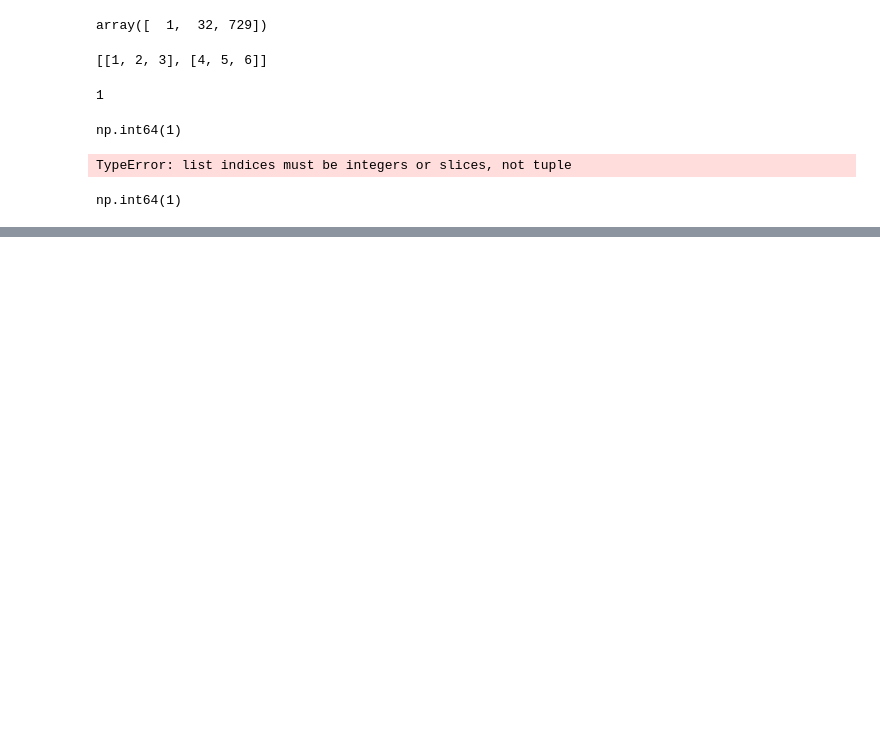
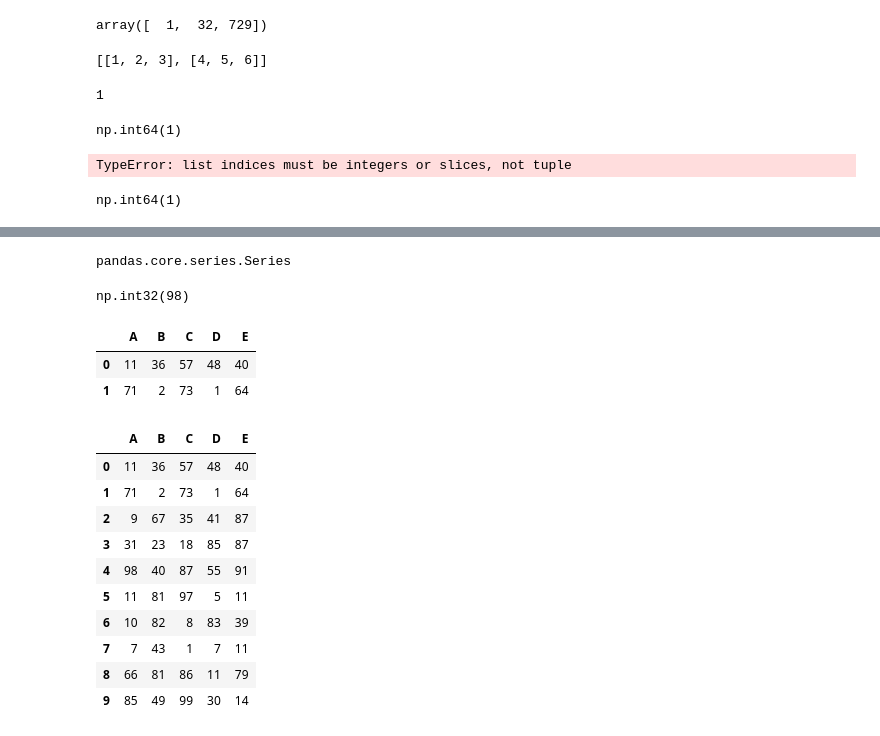
Before and after one commit to GOLISHYAMP/PythonAssignments, a Jupyter notebook: pandas/testing.ipynb, the cells around one changed output, grey strips where cells are left out. Drawn from its saved outputs; the diff is of its cells as text; code cells hidden in the pictures; blank space fills up the shorter version.

```diff
--- a/pandas/testing.ipynb
+++ b/pandas/testing.ipynb
@@ -208,0 +252,30 @@ np.int64(1)
+# %%
+type(df['A'])
+# %% [output]
+pandas.core.series.Series
+# %%
+df.loc[df['A'].idxmax()]['A']
+# %% [output]
+np.int32(98)
+# %%
+dup_df = pd.concat([df, df.head(2)], axis=0)
+# %%
+dup_df[dup_df.duplicated()]
+# %% [output]
+|  | A | B | C | D | E |
+| 0 | 11 | 36 | 57 | 48 | 40 |
+| 1 | 71 | 2 | 73 | 1 | 64 |
+# %%
+dup_df.drop_duplicates()
+# %% [output]
+|  | A | B | C | D | E |
+| 0 | 11 | 36 | 57 | 48 | 40 |
+| 1 | 71 | 2 | 73 | 1 | 64 |
+| 2 | 9 | 67 | 35 | 41 | 87 |
+| 3 | 31 | 23 | 18 | 85 | 87 |
+| 4 | 98 | 40 | 87 | 55 | 91 |
+| 5 | 11 | 81 | 97 | 5 | 11 |
+| 6 | 10 | 82 | 8 | 83 | 39 |
+| 7 | 7 | 43 | 1 | 7 | 11 |
+| 8 | 66 | 81 | 86 | 11 | 79 |
+| 9 | 85 | 49 | 99 | 30 | 14 |
```
Also changed, not shown: parts of 28 cells of this notebook.
